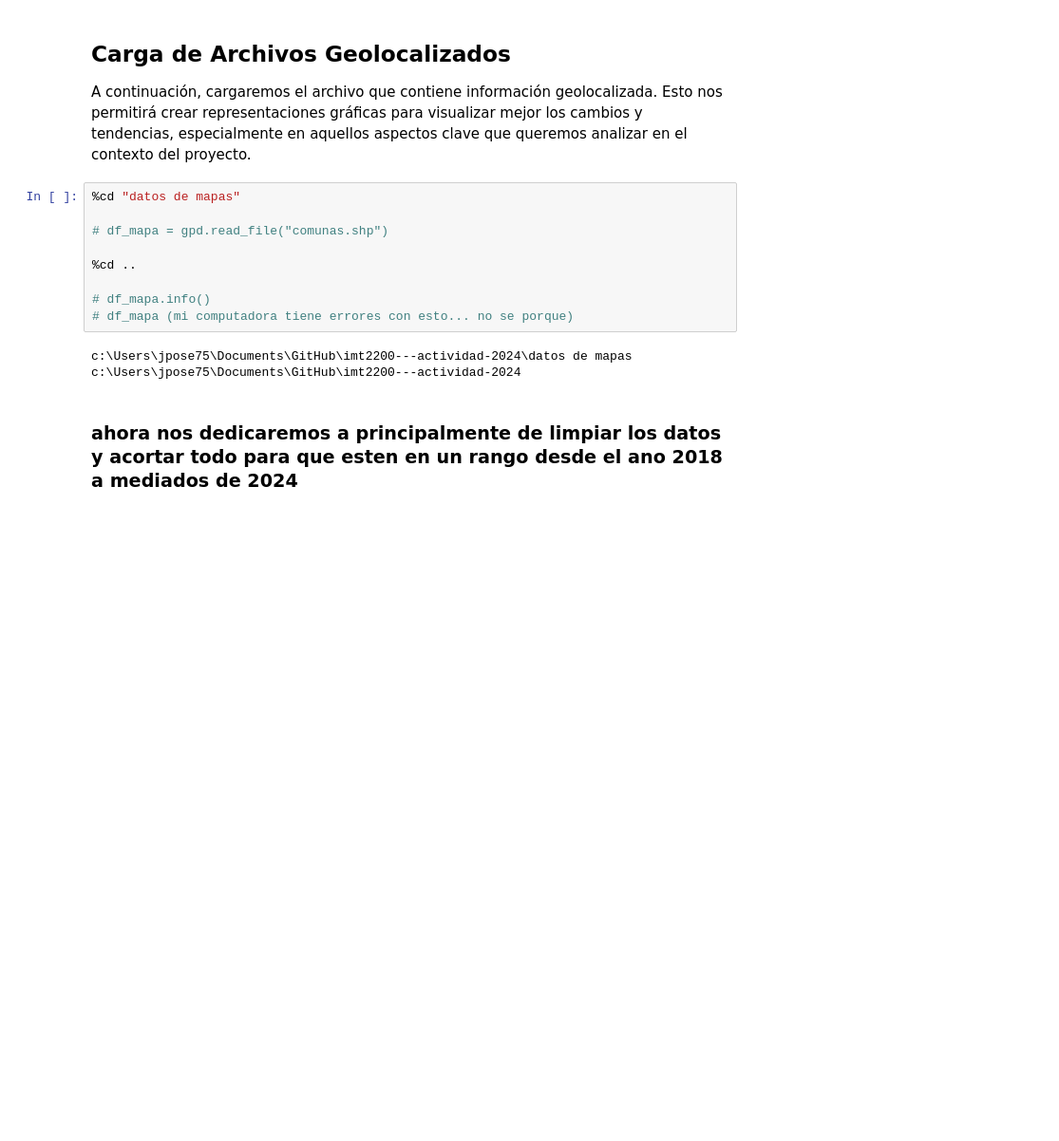
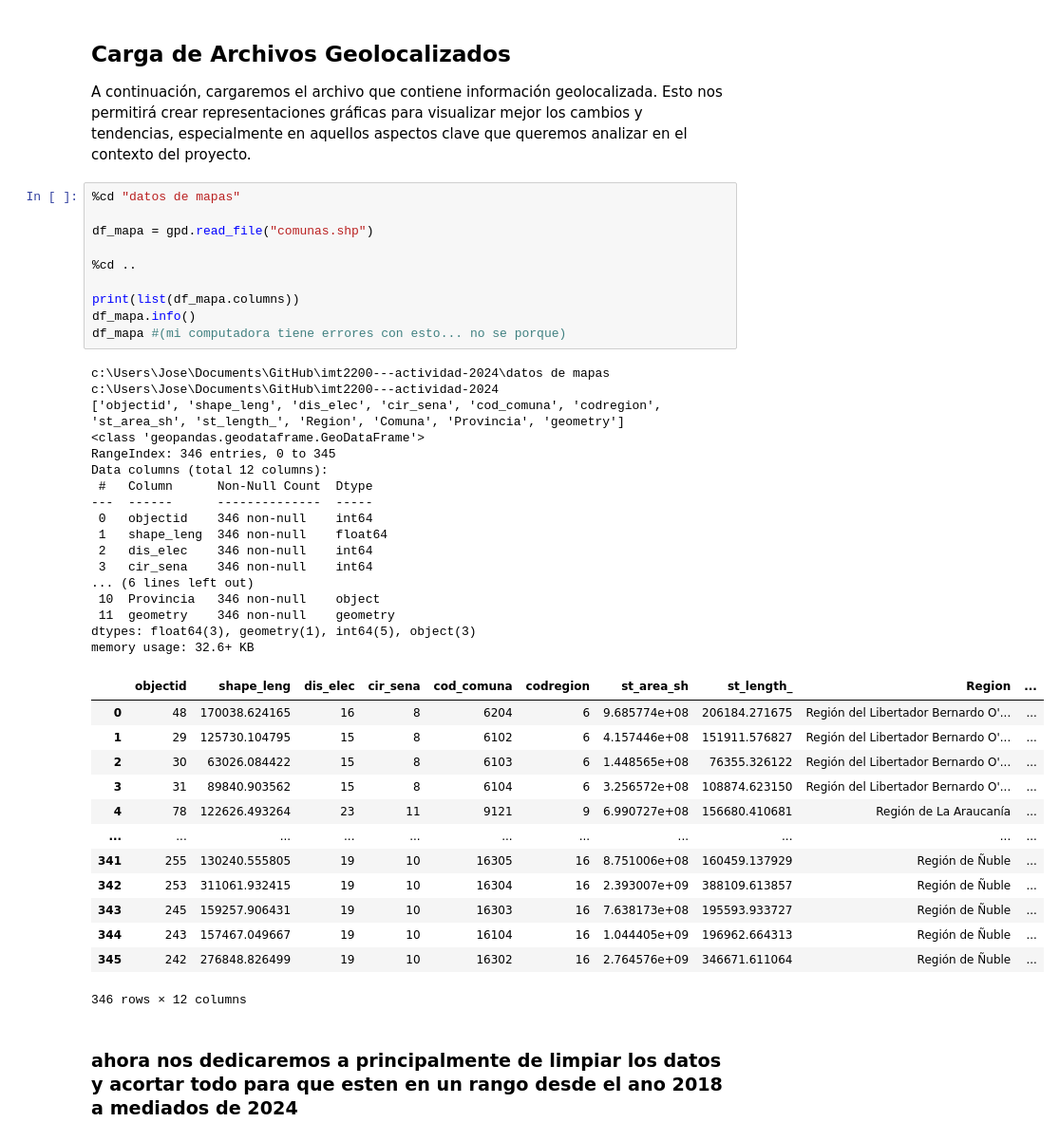
Before and after one commit to josegdotcom/imt2200-actividad-2024, a Jupyter notebook: Proyecto IMT2200 - Analisis de Datos.ipynb, the cells around one changed output. Shown: that part at 95% size. Saved outputs shown, nothing was run; the diff lists cells and outputs as text; blank space fills up the shorter version.

```diff
--- a/Proyecto IMT2200 - Analisis de Datos.ipynb
+++ b/Proyecto IMT2200 - Analisis de Datos.ipynb
@@ -147,15 +147,44 @@ A continuación, cargaremos el archivo que contiene información geolocalizada.
 # %%
 %cd "datos de mapas"
 
-# df_mapa = gpd.read_file("comunas.shp")
+df_mapa = gpd.read_file("comunas.shp")
 
 %cd ..
 
-# df_mapa.info()
-# df_mapa (mi computadora tiene errores con esto... no se porque)
+print(list(df_mapa.columns))
+df_mapa.info()
+df_mapa #(mi computadora tiene errores con esto... no se porque)
 # %% [output]
-c:\Users\jpose75\Documents\GitHub\imt2200---actividad-2024\datos de mapas
-c:\Users\jpose75\Documents\GitHub\imt2200---actividad-2024
+c:\Users\Jose\Documents\GitHub\imt2200---actividad-2024\datos de mapas
+c:\Users\Jose\Documents\GitHub\imt2200---actividad-2024
+['objectid', 'shape_leng', 'dis_elec', 'cir_sena', 'cod_comuna', 'codregion', 'st_area_sh', 'st_length_', 'Region', 'Comuna', 'Provincia', 'geometry']
+<class 'geopandas.geodataframe.GeoDataFrame'>
+RangeIndex: 346 entries, 0 to 345
+Data columns (total 12 columns):
+ #   Column      Non-Null Count  Dtype
+---  ------      --------------  -----
+ 0   objectid    346 non-null    int64
+ 1   shape_leng  346 non-null    float64
+ 2   dis_elec    346 non-null    int64
+ 3   cir_sena    346 non-null    int64
+... (6 lines left out)
+ 10  Provincia   346 non-null    object
+ 11  geometry    346 non-null    geometry
+dtypes: float64(3), geometry(1), int64(5), object(3)
+memory usage: 32.6+ KB
+|  | objectid | shape_leng | dis_elec | cir_sena | cod_comuna | codregion | st_area_sh | st_length_ | Region | ... |
+| 0 | 48 | 170038.624165 | 16 | 8 | 6204 | 6 | 9.685774e+08 | 206184.271675 | Región del Libertador Bernardo O'... | ... |
+| 1 | 29 | 125730.104795 | 15 | 8 | 6102 | 6 | 4.157446e+08 | 151911.576827 | Región del Libertador Bernardo O'... | ... |
+| 2 | 30 | 63026.084422 | 15 | 8 | 6103 | 6 | 1.448565e+08 | 76355.326122 | Región del Libertador Bernardo O'... | ... |
+| 3 | 31 | 89840.903562 | 15 | 8 | 6104 | 6 | 3.256572e+08 | 108874.623150 | Región del Libertador Bernardo O'... | ... |
+| 4 | 78 | 122626.493264 | 23 | 11 | 9121 | 9 | 6.990727e+08 | 156680.410681 | Región de La Araucanía | ... |
+| ... | ... | ... | ... | ... | ... | ... | ... | ... | ... | ... |
+| 341 | 255 | 130240.555805 | 19 | 10 | 16305 | 16 | 8.751006e+08 | 160459.137929 | Región de Ñuble | ... |
+| 342 | 253 | 311061.932415 | 19 | 10 | 16304 | 16 | 2.393007e+09 | 388109.613857 | Región de Ñuble | ... |
+| 343 | 245 | 159257.906431 | 19 | 10 | 16303 | 16 | 7.638173e+08 | 195593.933727 | Región de Ñuble | ... |
+| 344 | 243 | 157467.049667 | 19 | 10 | 16104 | 16 | 1.044405e+09 | 196962.664313 | Región de Ñuble | ... |
+| 345 | 242 | 276848.826499 | 19 | 10 | 16302 | 16 | 2.764576e+09 | 346671.611064 | Región de Ñuble | ... |
+346 rows × 12 columns
 # %% [markdown]
 ### ahora nos dedicaremos a principalmente de limpiar los datos y acortar todo para que esten en un rango desde el ano 2018 a mediados de 2024
 # %%
```
Also changed, not shown: parts of 8 cells of this notebook.
